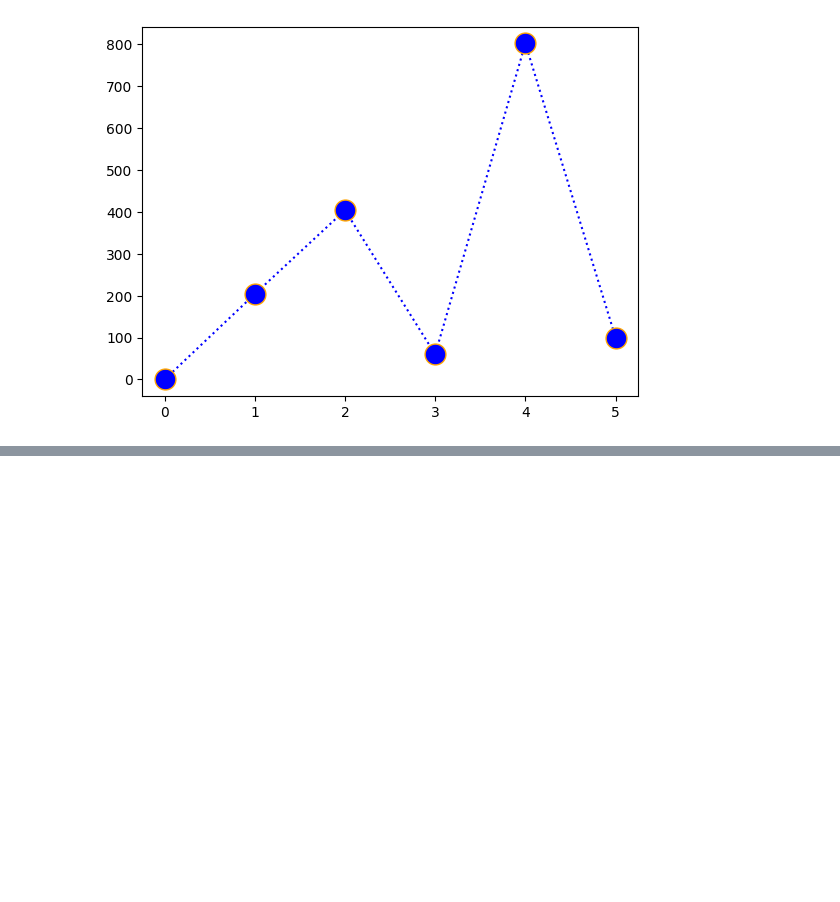
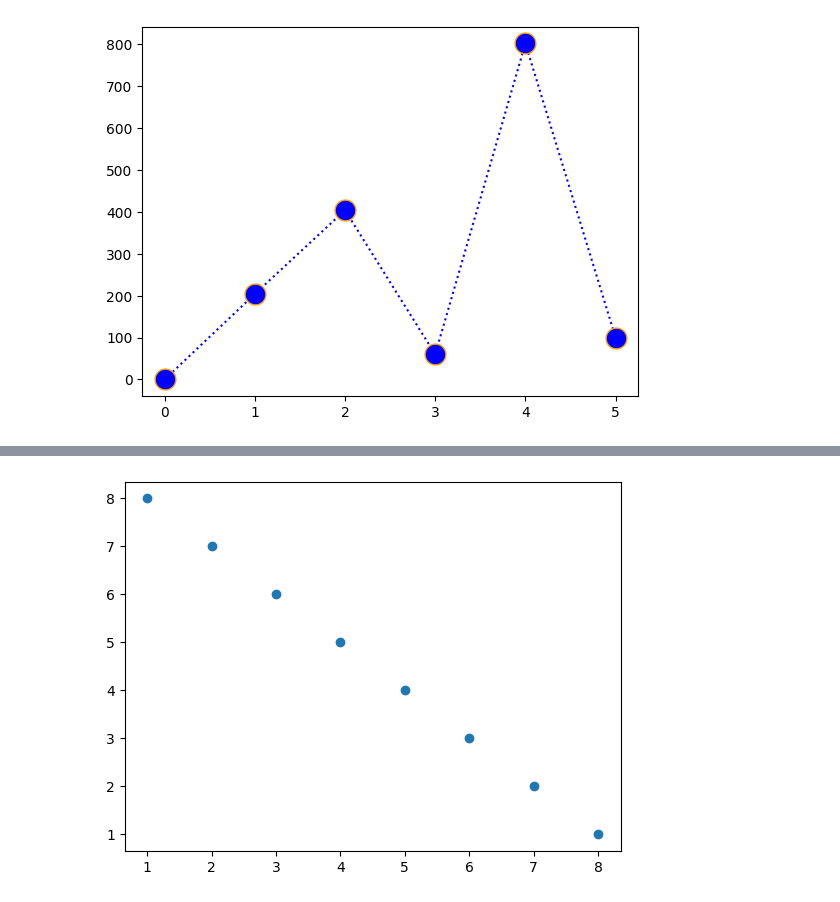
Before and after one commit to Jagwork1923/JagadishAI, a Jupyter notebook: Graph_Plotting_with_Matplotlib.ipynb, the cells around one changed output, grey strips where cells are left out. Saved outputs shown, nothing was run; the diff lists cells and outputs as text; code cells hidden in the pictures; blank space fills up the shorter version.

```diff
--- a/Graph_Plotting_with_Matplotlib.ipynb
+++ b/Graph_Plotting_with_Matplotlib.ipynb
@@ -153,0 +172,11 @@ plt.plot
+# %%
+import numpy as np
+#scatter
+Weight = np.array([1,2,3,4,5,6,7,8])
+Speed = np.array([8,7,6,5,4,3,2,1])
+age = np.array([12,32,34,43,53,26,73,28])
+# %%
+plt.scatter(Weight, Speed)
+plt.show()
+# %% [output]
+[figure, added]
```
Also changed, not shown: parts of 8 cells of this notebook.
